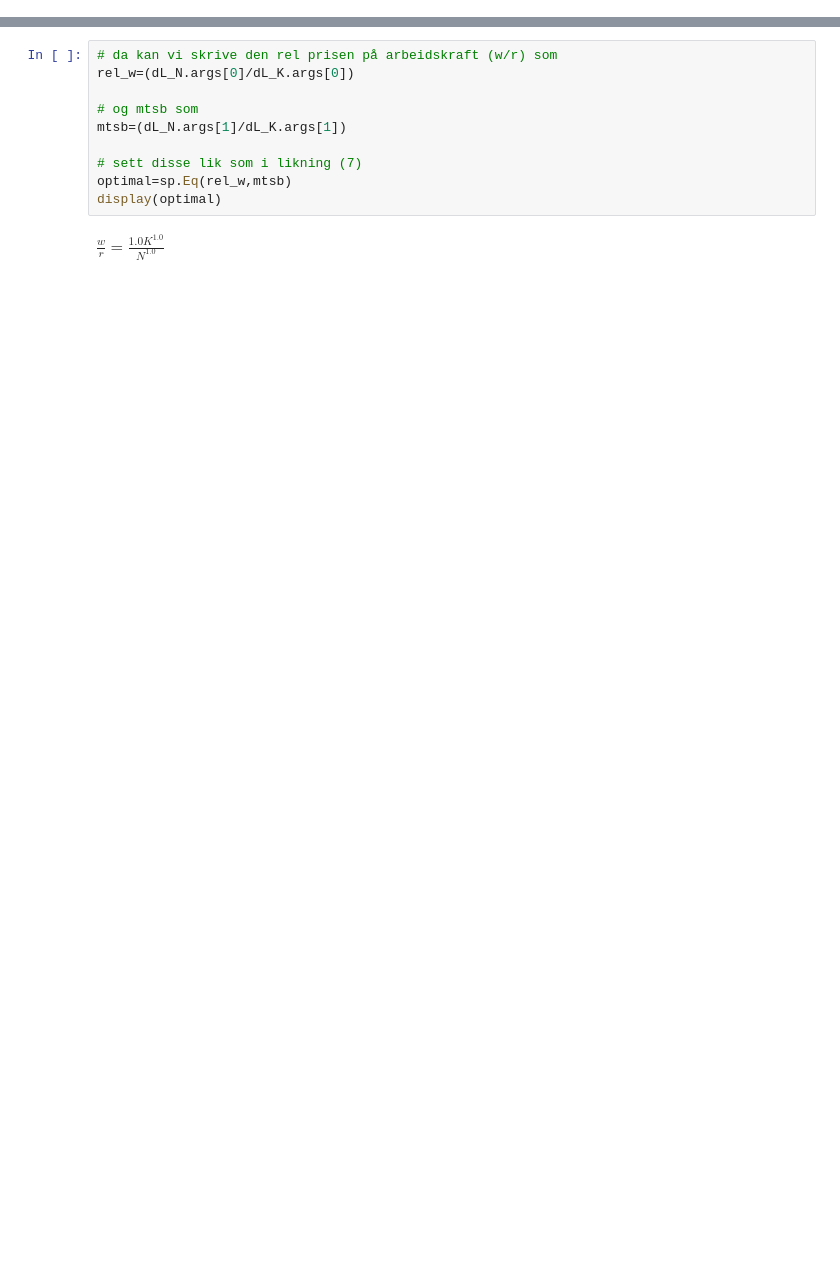
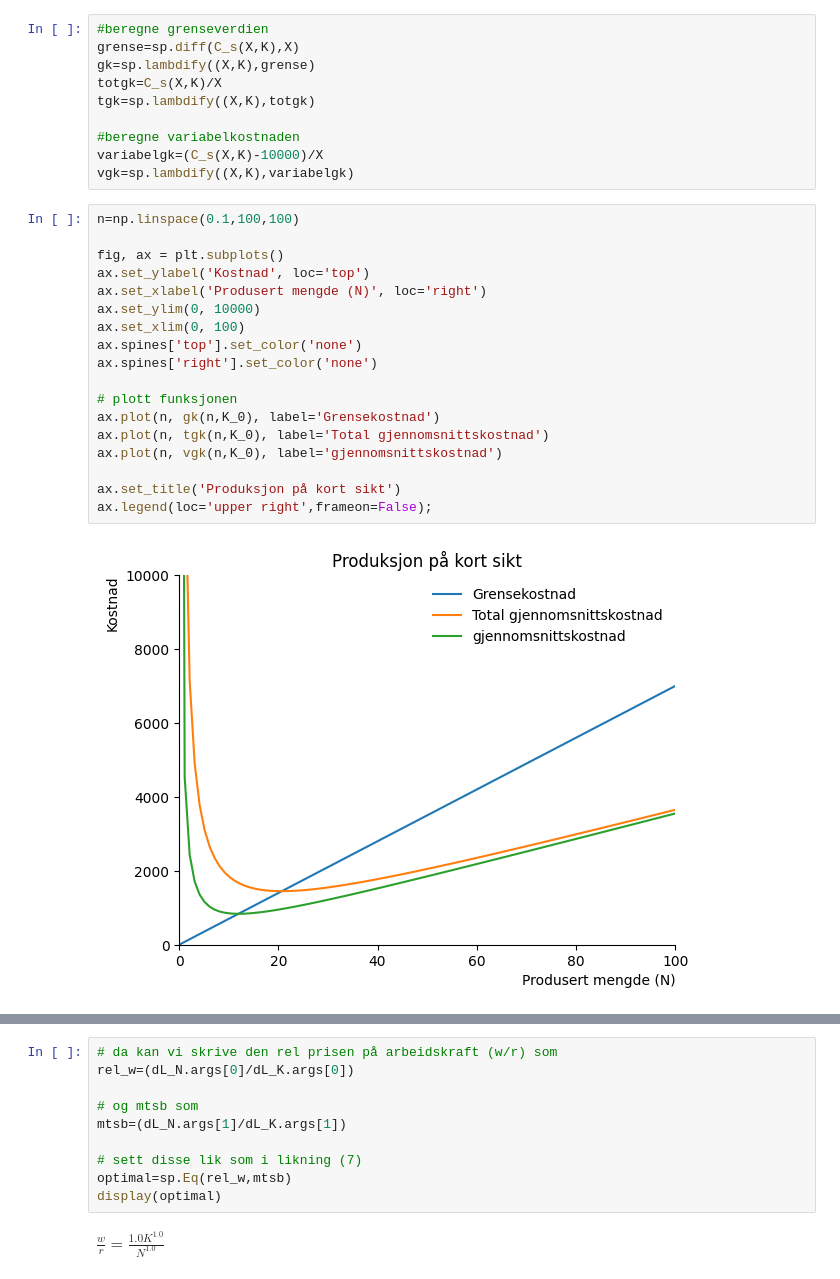
Before and after one commit to Jowiam/Kibisis, a Jupyter notebook: arbeidskrav_5_1006.ipynb, the cells around one changed output, grey strips where cells are left out. Saved outputs shown, nothing was run; the diff lists cells and outputs as text; blank space fills up the shorter version.

```diff
--- a/arbeidskrav_5_1006.ipynb
+++ b/arbeidskrav_5_1006.ipynb
@@ -110,0 +65,30 @@ N,K,X,lmda,w,r=sp.symbols('N K X \lambda, w, r', real=True, positive=True)
+# %%
+#beregne grenseverdien
+grense=sp.diff(C_s(X,K),X)
+gk=sp.lambdify((X,K),grense)
+totgk=C_s(X,K)/X
+tgk=sp.lambdify((X,K),totgk)
+
+#beregne variabelkostnaden
+variabelgk=(C_s(X,K)-10000)/X
+vgk=sp.lambdify((X,K),variabelgk)
+# %%
+n=np.linspace(0.1,100,100)
+
+fig, ax = plt.subplots()
+ax.set_ylabel('Kostnad', loc='top')
+ax.set_xlabel('Produsert mengde (N)', loc='right')
+ax.set_ylim(0, 10000)
+ax.set_xlim(0, 100)
+ax.spines['top'].set_color('none')
+ax.spines['right'].set_color('none')
+
+# plott funksjonen
+ax.plot(n, gk(n,K_0), label='Grensekostnad')
+ax.plot(n, tgk(n,K_0), label='Total gjennomsnittskostnad')
+ax.plot(n, vgk(n,K_0), label='gjennomsnittskostnad')
+
+ax.set_title('Produksjon på kort sikt')
+ax.legend(loc='upper right',frameon=False);
+# %% [output]
+[figure, added]
```
Also changed, not shown: parts of 23 cells of this notebook.
